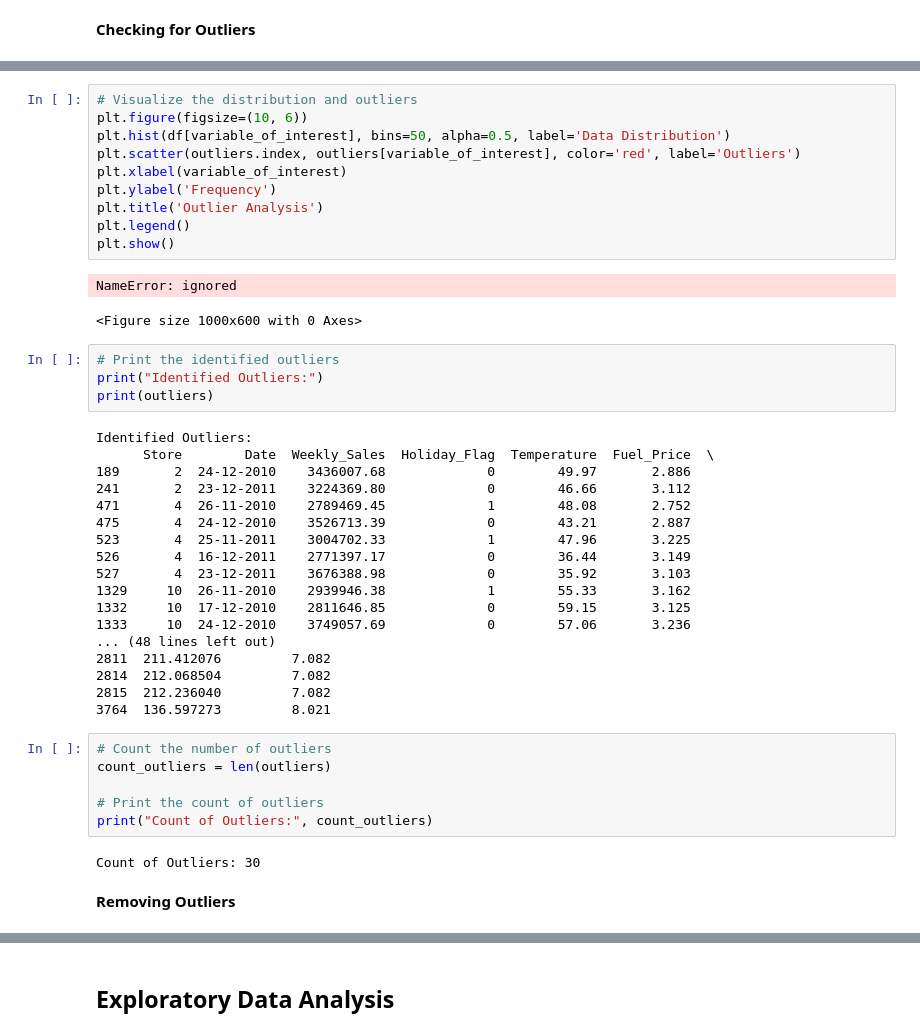
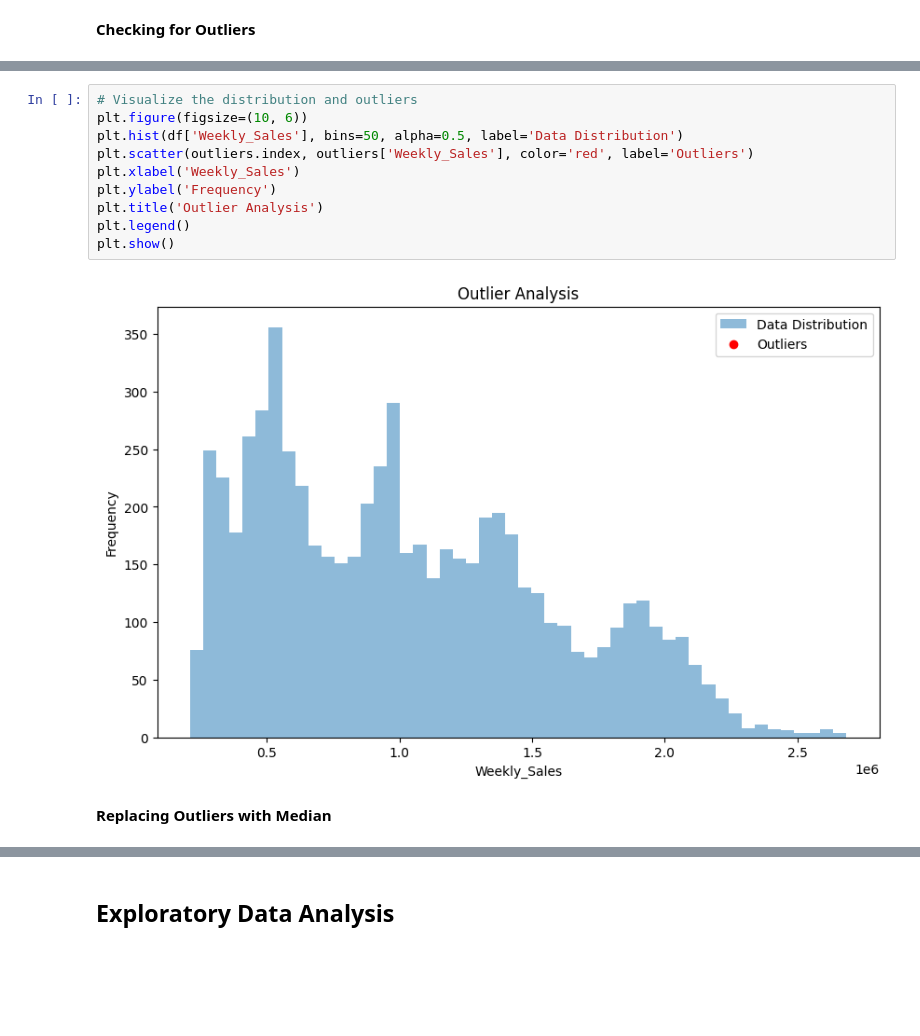
Before and after one commit to Rahul-Chouhan-407/Walmart_Capstone_Project, a Jupyter notebook: Capstone_Project_Final_Walmart.ipynb, the cells around one changed output, grey strips where cells are left out. Drawn from its saved outputs; the diff is of its cells as text; blank space fills up the shorter version.

```diff
--- a/Capstone_Project_Final_Walmart.ipynb
+++ b/Capstone_Project_Final_Walmart.ipynb
@@ -181,45 +168,14 @@ Count of Outliers: 34
 # %%
 # Visualize the distribution and outliers
 plt.figure(figsize=(10, 6))
-plt.hist(df[variable_of_interest], bins=50, alpha=0.5, label='Data Distribution')
-plt.scatter(outliers.index, outliers[variable_of_interest], color='red', label='Outliers')
-plt.xlabel(variable_of_interest)
+plt.hist(df['Weekly_Sales'], bins=50, alpha=0.5, label='Data Distribution')
+plt.scatter(outliers.index, outliers['Weekly_Sales'], color='red', label='Outliers')
+plt.xlabel('Weekly_Sales')
 plt.ylabel('Frequency')
 plt.title('Outlier Analysis')
 plt.legend()
 plt.show()
 # %% [output]
-NameError: ignored
-<Figure size 1000x600 with 0 Axes>
+[figure, added]
-# %%
-# Print the identified outliers
-print("Identified Outliers:")
-print(outliers)
-# %% [output]
-Identified Outliers:
-      Store        Date  Weekly_Sales  Holiday_Flag  Temperature  Fuel_Price  \
-189       2  24-12-2010    3436007.68             0        49.97       2.886
-241       2  23-12-2011    3224369.80             0        46.66       3.112
-471       4  26-11-2010    2789469.45             1        48.08       2.752
-475       4  24-12-2010    3526713.39             0        43.21       2.887
-523       4  25-11-2011    3004702.33             1        47.96       3.225
-526       4  16-12-2011    2771397.17             0        36.44       3.149
-527       4  23-12-2011    3676388.98             0        35.92       3.103
-1329     10  26-11-2010    2939946.38             1        55.33       3.162
-1332     10  17-12-2010    2811646.85             0        59.15       3.125
-1333     10  24-12-2010    3749057.69             0        57.06       3.236
-... (48 lines left out)
-2811  211.412076         7.082
-2814  212.068504         7.082
-2815  212.236040         7.082
-3764  136.597273         8.021
-# %%
-# Count the number of outliers
-count_outliers = len(outliers)
-
-# Print the count of outliers
-print("Count of Outliers:", count_outliers)
-# %% [output]
-Count of Outliers: 30
 # %% [markdown]
-**Removing Outliers**
+**Replacing Outliers with Median**
```
Also changed, not shown: parts of 28 cells of this notebook.
